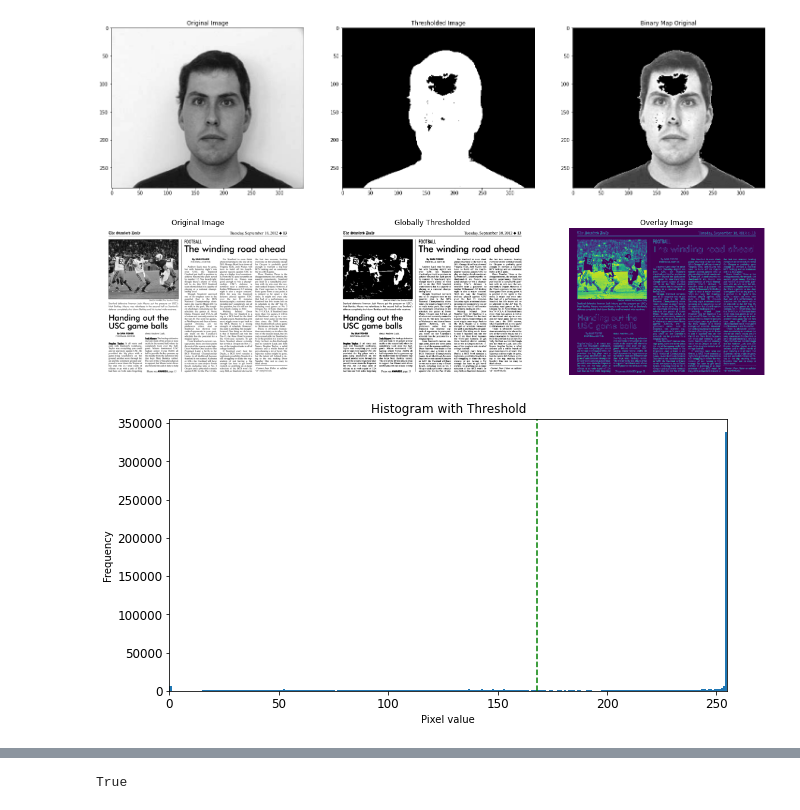
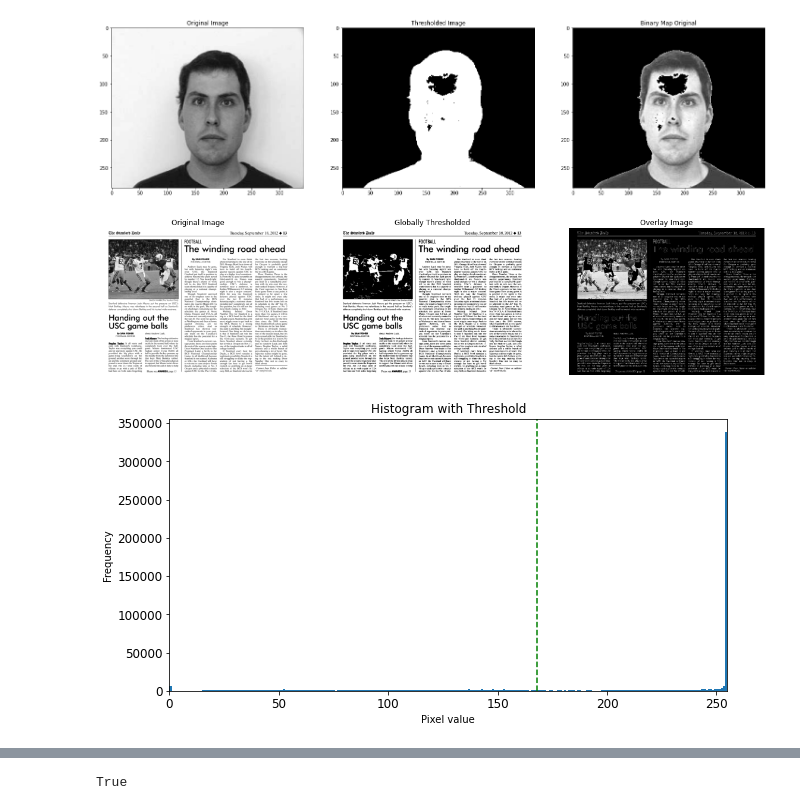
Before and after one commit to nguyenvudev20/mse22.imageprocessing, a Jupyter notebook: Nhom_6_DIVP.ipynb, the cells around one changed output, grey strips where cells are left out. Drawn from its saved outputs; the diff is of its cells as text; code cells hidden in the pictures.

```diff
--- a/Nhom_6_DIVP.ipynb
+++ b/Nhom_6_DIVP.ipynb
@@ -187,35 +181,35 @@ Img = rgb2gray(cv2.imread(path_folder+'article.png'))
 
 # Global thresholding by Otsu method
 level = threshold_otsu(Img)
 bwImg = Img >= level
 
 # Show image
 fig, axes = plt.subplots(ncols=3, figsize=(20, 10))
 ax0, ax1, ax2 = axes
 ax0.imshow(Img, cmap='gray')
 ax0.set_title('Original Image')
 ax1.imshow(bwImg, cmap='gray')
 ax1.set_title('Globally Thresholded')
-ax2.imshow((1 - bwImg) * img_as_float(Img))
+ax2.imshow((1 - bwImg) * img_as_float(Img), cmap='gray')
 ax2.set_title('Overlay Image')
 for ax in axes:
     ax.axis('off')
 
 # Show histogram of image and threshold value
 fig, ax = plt.subplots(figsize=(10, 5))
 ax.hist(img_as_ubyte(Img).ravel(), bins=256)
 ax.axvline(level*255, color='g', linestyle='--')
 ax.set_xlim(0, 255)
 ax.set_title('Histogram with Threshold')
 ax.set_xlabel('Pixel value')
 ax.set_ylabel('Frequency')
 ax.tick_params(axis='both', labelsize=12)
 
 # Save images
 plt.imsave('Global_Thresholding_Binary.png', bwImg, cmap='gray')
 plt.savefig('Global_Thresholding_Histogram.png', dpi=300, bbox_inches='tight')
 # %% [output]
-[figure, old version]
+[figure, new version]
 [figure]
 # %%
 #@title L11_3 Local Adaptive Thresholding
```
Also changed, not shown: parts of 3 cells of this notebook.
